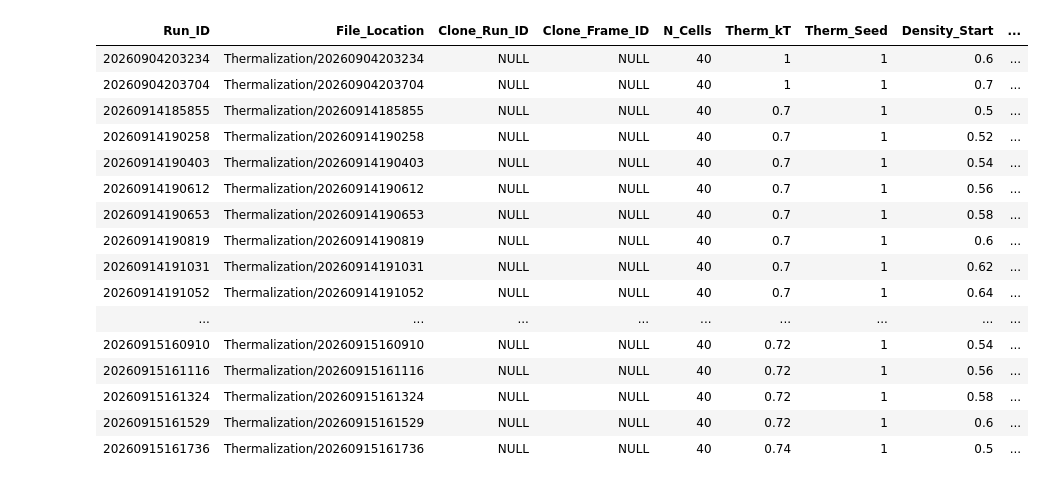
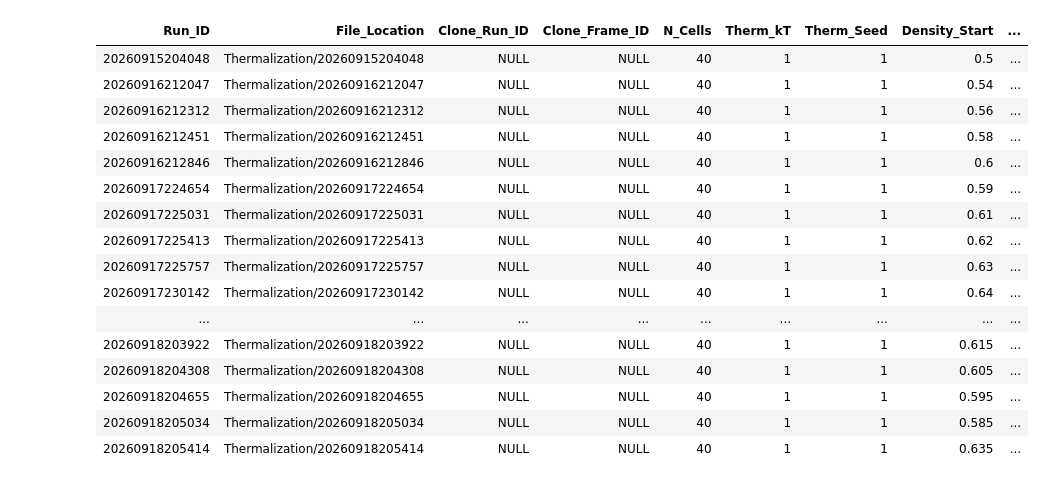
Before and after one commit to SBC-Collaboration/MDsims, a Jupyter notebook: DisplayMaster.ipynb, the cells around one changed output. Saved outputs shown, nothing was run; the diff lists cells and outputs as text; code cells hidden in the pictures.

```diff
--- a/DisplayMaster.ipynb
+++ b/DisplayMaster.ipynb
@@ -27,42 +27,42 @@ master_table = display_master_table(
 # %%
 from md_Helpers import (
     ProjectPaths,
     SQLiteRunDatabase,
     ThermalizationConfig,
     display_thermalization_table,
     run_thermalization,
 )
 paths = ProjectPaths()
 
 
 matches = display_thermalization_table(
     SQLiteRunDatabase(paths.database),
     limit=20,
     N_Cells=40,
-    Nsteps=[100_000],
-    This_LJ_Time=200,
-    Cumulative_LJ_Time=200,
+    Therm_kT =1,
+    Nsteps=[200_000],
+    dt = .002,
     #Phase_Separation_Status="Separated",
     Clone_Run_ID=None,
 )
 # %% [output]
 | Run_ID | File_Location | Clone_Run_ID | Clone_Frame_ID | N_Cells | Therm_kT | Therm_Seed | Density_Start | ... |
-| 20260904203234 | Thermalization/20260904203234 | NULL | NULL | 40 | 1 | 1 | 0.6 | ... |
-| 20260904203704 | Thermalization/20260904203704 | NULL | NULL | 40 | 1 | 1 | 0.7 | ... |
-| 20260914185855 | Thermalization/20260914185855 | NULL | NULL | 40 | 0.7 | 1 | 0.5 | ... |
-| 20260914190258 | Thermalization/20260914190258 | NULL | NULL | 40 | 0.7 | 1 | 0.52 | ... |
-| 20260914190403 | Thermalization/20260914190403 | NULL | NULL | 40 | 0.7 | 1 | 0.54 | ... |
-| 20260914190612 | Thermalization/20260914190612 | NULL | NULL | 40 | 0.7 | 1 | 0.56 | ... |
-| 20260914190653 | Thermalization/20260914190653 | NULL | NULL | 40 | 0.7 | 1 | 0.58 | ... |
-| 20260914190819 | Thermalization/20260914190819 | NULL | NULL | 40 | 0.7 | 1 | 0.6 | ... |
-| 20260914191031 | Thermalization/20260914191031 | NULL | NULL | 40 | 0.7 | 1 | 0.62 | ... |
-| 20260914191052 | Thermalization/20260914191052 | NULL | NULL | 40 | 0.7 | 1 | 0.64 | ... |
+| 20260915204048 | Thermalization/20260915204048 | NULL | NULL | 40 | 1 | 1 | 0.5 | ... |
+| 20260916212047 | Thermalization/20260916212047 | NULL | NULL | 40 | 1 | 1 | 0.54 | ... |
+| 20260916212312 | Thermalization/20260916212312 | NULL | NULL | 40 | 1 | 1 | 0.56 | ... |
+| 20260916212451 | Thermalization/20260916212451 | NULL | NULL | 40 | 1 | 1 | 0.58 | ... |
+| 20260916212846 | Thermalization/20260916212846 | NULL | NULL | 40 | 1 | 1 | 0.6 | ... |
+| 20260917224654 | Thermalization/20260917224654 | NULL | NULL | 40 | 1 | 1 | 0.59 | ... |
+| 20260917225031 | Thermalization/20260917225031 | NULL | NULL | 40 | 1 | 1 | 0.61 | ... |
+| 20260917225413 | Thermalization/20260917225413 | NULL | NULL | 40 | 1 | 1 | 0.62 | ... |
+| 20260917225757 | Thermalization/20260917225757 | NULL | NULL | 40 | 1 | 1 | 0.63 | ... |
+| 20260917230142 | Thermalization/20260917230142 | NULL | NULL | 40 | 1 | 1 | 0.64 | ... |
 | ... | ... | ... | ... | ... | ... | ... | ... | ... |
-| 20260915160910 | Thermalization/20260915160910 | NULL | NULL | 40 | 0.72 | 1 | 0.54 | ... |
-| 20260915161116 | Thermalization/20260915161116 | NULL | NULL | 40 | 0.72 | 1 | 0.56 | ... |
-| 20260915161324 | Thermalization/20260915161324 | NULL | NULL | 40 | 0.72 | 1 | 0.58 | ... |
-| 20260915161529 | Thermalization/20260915161529 | NULL | NULL | 40 | 0.72 | 1 | 0.6 | ... |
-| 20260915161736 | Thermalization/20260915161736 | NULL | NULL | 40 | 0.74 | 1 | 0.5 | ... |
+| 20260918203922 | Thermalization/20260918203922 | NULL | NULL | 40 | 1 | 1 | 0.615 | ... |
+| 20260918204308 | Thermalization/20260918204308 | NULL | NULL | 40 | 1 | 1 | 0.605 | ... |
+| 20260918204655 | Thermalization/20260918204655 | NULL | NULL | 40 | 1 | 1 | 0.595 | ... |
+| 20260918205034 | Thermalization/20260918205034 | NULL | NULL | 40 | 1 | 1 | 0.585 | ... |
+| 20260918205414 | Thermalization/20260918205414 | NULL | NULL | 40 | 1 | 1 | 0.635 | ... |
 # %%
 from md_Helpers import (
     ProjectPaths,
```
Also changed, not shown: 6 other files.
